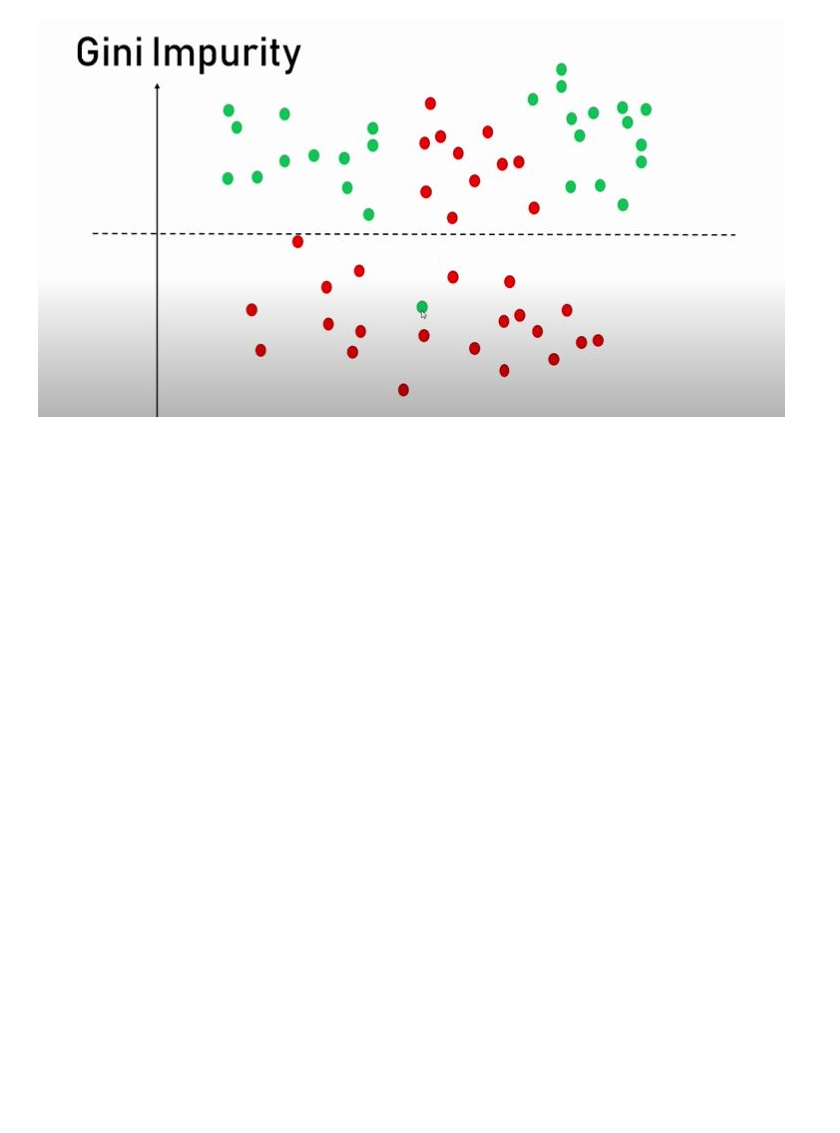
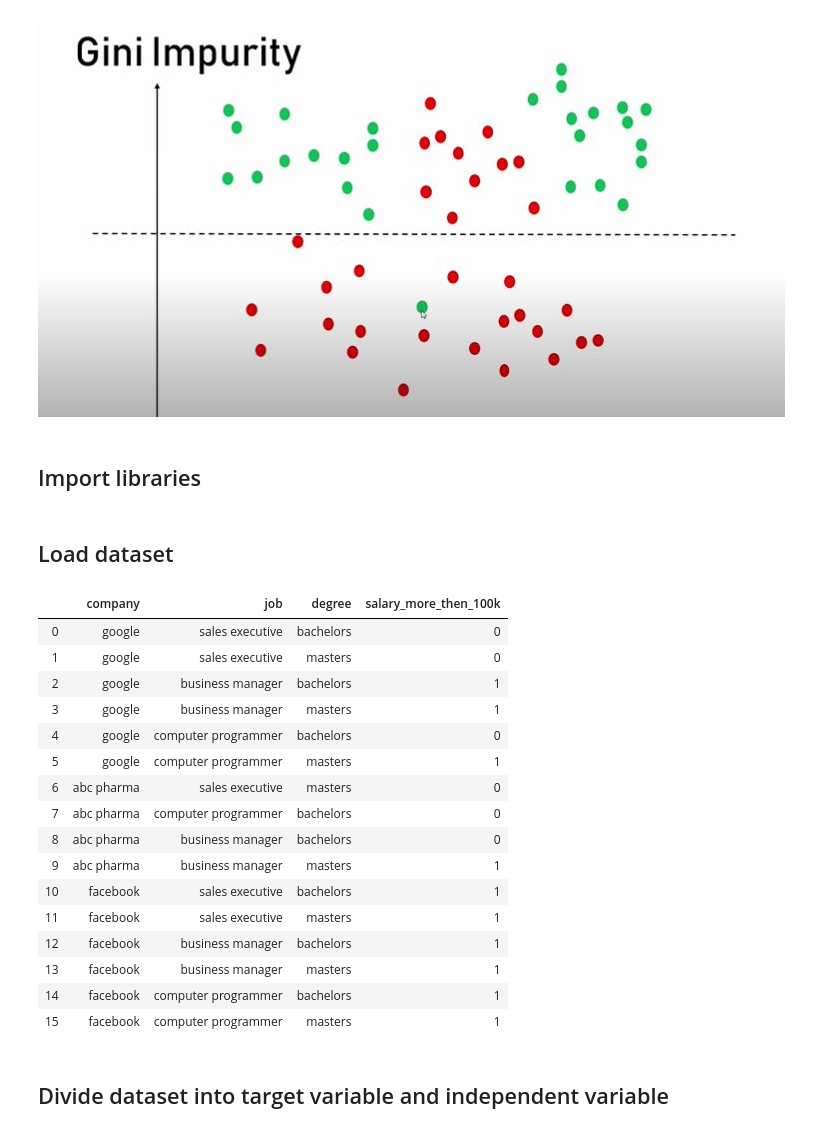
Before and after one commit to vishaldubey180/Machine-learning-with-python, a Jupyter notebook: DecisionTree/DecisionTree.ipynb, the cells around one changed output. Cells and saved outputs as stored; diff of their text form; code cells hidden in the pictures; blank space fills up the shorter version.

```diff
--- a/DecisionTree/DecisionTree.ipynb
+++ b/DecisionTree/DecisionTree.ipynb
@@ -51,3 +51,5 @@
 ##when we split our dataset like this
 ## at the bottom most of the dataset are red whereas one is green
 ## that green is immpurity
+# %% [markdown]
+## Import libraries
@@ -53,0 +59,26 @@
+# %% [markdown]
+## Load  dataset
+# %%
+df = pd.read_csv("salaries.csv")
+# %%
+df
+# %% [output]
+|  | company | job | degree | salary_more_then_100k |
+| 0 | google | sales executive | bachelors | 0 |
+| 1 | google | sales executive | masters | 0 |
+| 2 | google | business manager | bachelors | 1 |
+| 3 | google | business manager | masters | 1 |
+| 4 | google | computer programmer | bachelors | 0 |
+| 5 | google | computer programmer | masters | 1 |
+| 6 | abc pharma | sales executive | masters | 0 |
+| 7 | abc pharma | computer programmer | bachelors | 0 |
+| 8 | abc pharma | business manager | bachelors | 0 |
+| 9 | abc pharma | business manager | masters | 1 |
+| 10 | facebook | sales executive | bachelors | 1 |
+| 11 | facebook | sales executive | masters | 1 |
+| 12 | facebook | business manager | bachelors | 1 |
+| 13 | facebook | business manager | masters | 1 |
+| 14 | facebook | computer programmer | bachelors | 1 |
+| 15 | facebook | computer programmer | masters | 1 |
+# %% [markdown]
+## Divide dataset into target variable and independent variable
```
Also changed, not shown: parts of 19 cells of this notebook, 1 other file.
